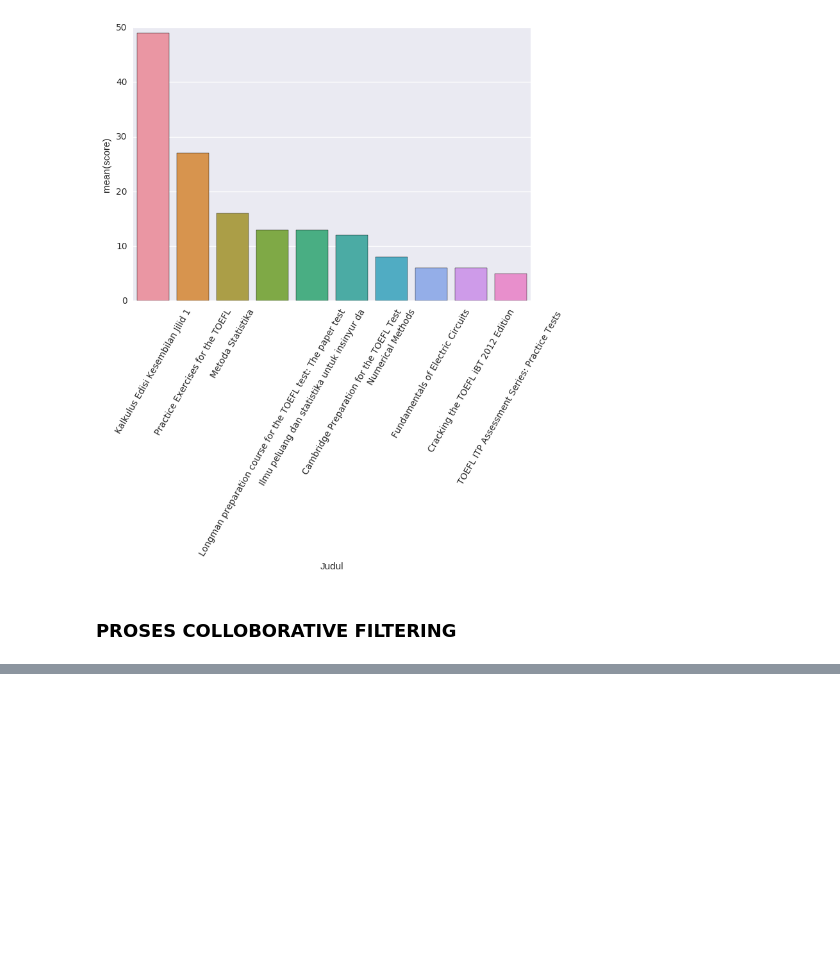
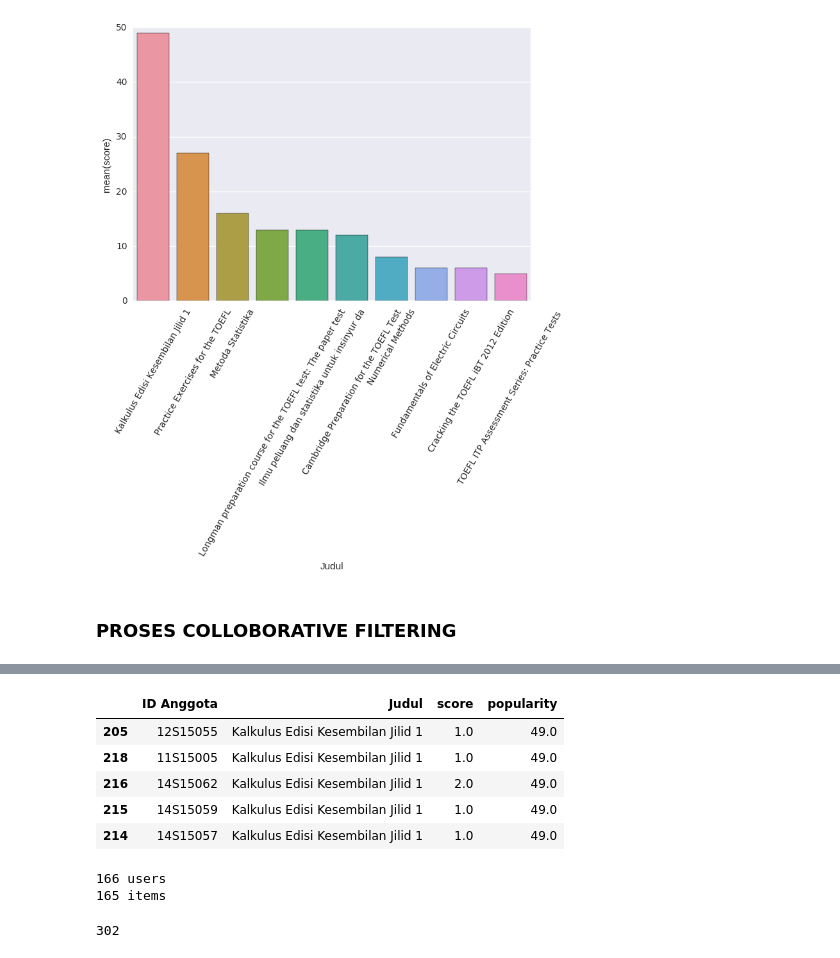
Before and after one commit to packmanproject/recommendation-syetem, a Jupyter notebook: Recommendation_v.2.ipynb, the cells around one changed output, grey strips where cells are left out. Drawn from its saved outputs; the diff is of its cells as text; code cells hidden in the pictures; blank space fills up the shorter version.

```diff
--- a/Recommendation_v.2.ipynb
+++ b/Recommendation_v.2.ipynb
@@ -170,7 +170,8 @@ Name: score, dtype: float64
 # %%
 buku_popular=data_peminjaman_aktivitas.groupby('Judul'
                     )['score'].sum().sort_values(ascending=False).reset_index()
-buku_popular.rename(columns={"score": "score1"}).head()
+buku_popular=buku_popular.rename(columns={"score": "score1"})
+buku_popular.head()
 # %% [output]
 |  | Judul | score1 |
 | 0 | Kalkulus Edisi Kesembilan Jilid 1 | 49.0 |
@@ -247,0 +253,6 @@ sns.plt.show()
+# %%
+data_x=buku_popular.copy()
+print data_x.head()
+data_y=data_peminjaman_aktivitas.copy()
+print "jumlah buku:\t", len(data_y)
+print data_y.head()
@@ -247,0 +280,41 @@ sns.plt.show()
+# %%
+data_z=data_y.merge(
+    data_x, on='Judul').sort(['score1'],ascending=False)
+data_z=data_z.rename(columns={"score1": "popularity"})
+data_z.head()
+
+data_w=data_z[['ID Anggota','Judul','score','popularity']]
+data_w.head()
+# %% [output]
+|  | ID Anggota | Judul | score | popularity |
+| 205 | 12S15055 | Kalkulus Edisi Kesembilan Jilid 1 | 1.0 | 49.0 |
+| 218 | 11S15005 | Kalkulus Edisi Kesembilan Jilid 1 | 1.0 | 49.0 |
+| 216 | 14S15062 | Kalkulus Edisi Kesembilan Jilid 1 | 2.0 | 49.0 |
+| 215 | 14S15059 | Kalkulus Edisi Kesembilan Jilid 1 | 1.0 | 49.0 |
+| 214 | 14S15057 | Kalkulus Edisi Kesembilan Jilid 1 | 1.0 | 49.0 |
+# %%
+n_users = data_w['ID Anggota'].unique().shape[0]
+n_items = data_w['Judul'].unique().shape[0]
+print str(n_users) + ' users'
+print str(n_items) + ' items'
+# %% [output]
+166 users
+165 items
+# %%
+kalkulus_data = data_w.query('Judul == \'Kalkulus Edisi Kesembilan Jilid 1\'')
+kalkulus_data.duplicated()
+data_w[data_w.duplicated(['ID Anggota','Judul'])]
+
+#hilangkan duplikat
+if not data_w[data_w.duplicated(['ID Anggota', 'Judul'])].empty:
+    initial_rows = data_w.shape[0]
+
+    print 'Initial dataframe shape {0}'.format(data_w.shape)
+    data_w = data_w.drop_duplicates(['ID Anggota', 'Judul'])
+    current_rows = data_w.shape[0]
+    print 'New dataframe shape {0}'.format(data_w.shape)
+    print 'Removed {0} rows'.format(initial_rows - current_rows)
+
+len(data_w)
+# %% [output]
+302
```
Also changed, not shown: parts of 12 cells of this notebook.
